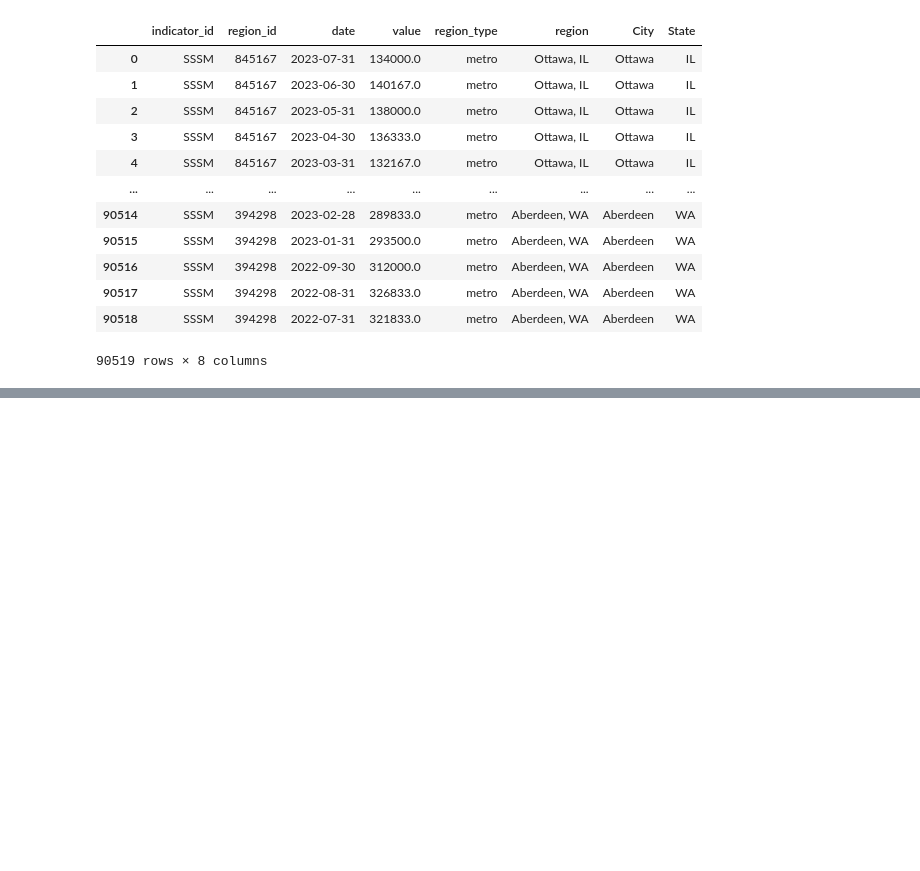
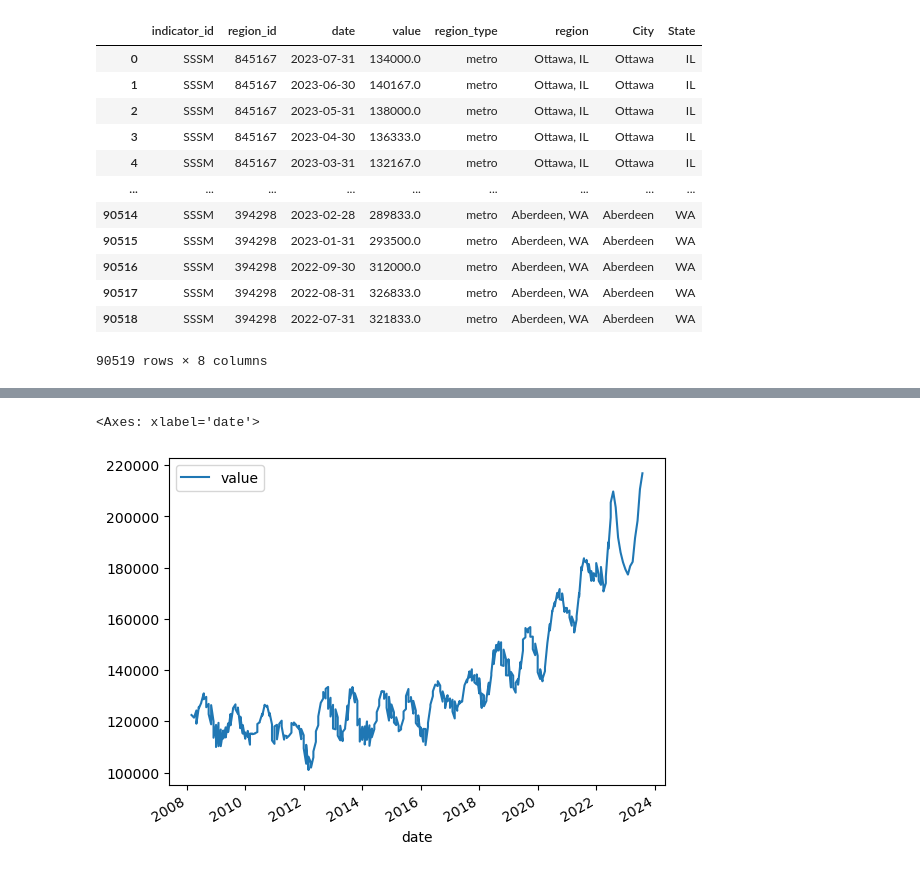
Before and after one commit to wdeen/project-real-estate-analysis, a Jupyter notebook: analysis_jun.ipynb, the cells around one changed output, grey strips where cells are left out. Cells and saved outputs as stored; diff of their text form; code cells hidden in the pictures; blank space fills up the shorter version.

```diff
--- a/analysis_jun.ipynb
+++ b/analysis_jun.ipynb
@@ -421,0 +536,3 @@ sssm_combine
+# %%
+dayton = sssm_combine[sssm_combine['region']== 'Dayton, OH']
+dayton
@@ -421,0 +553,5 @@ sssm_combine
+# %%
+dayton.plot(kind='line', x='date', y='value')
+# %% [output]
+<Axes: xlabel='date'>
+[figure, added]
```
Also changed, not shown: parts of 26 cells of this notebook, 1 other file.
